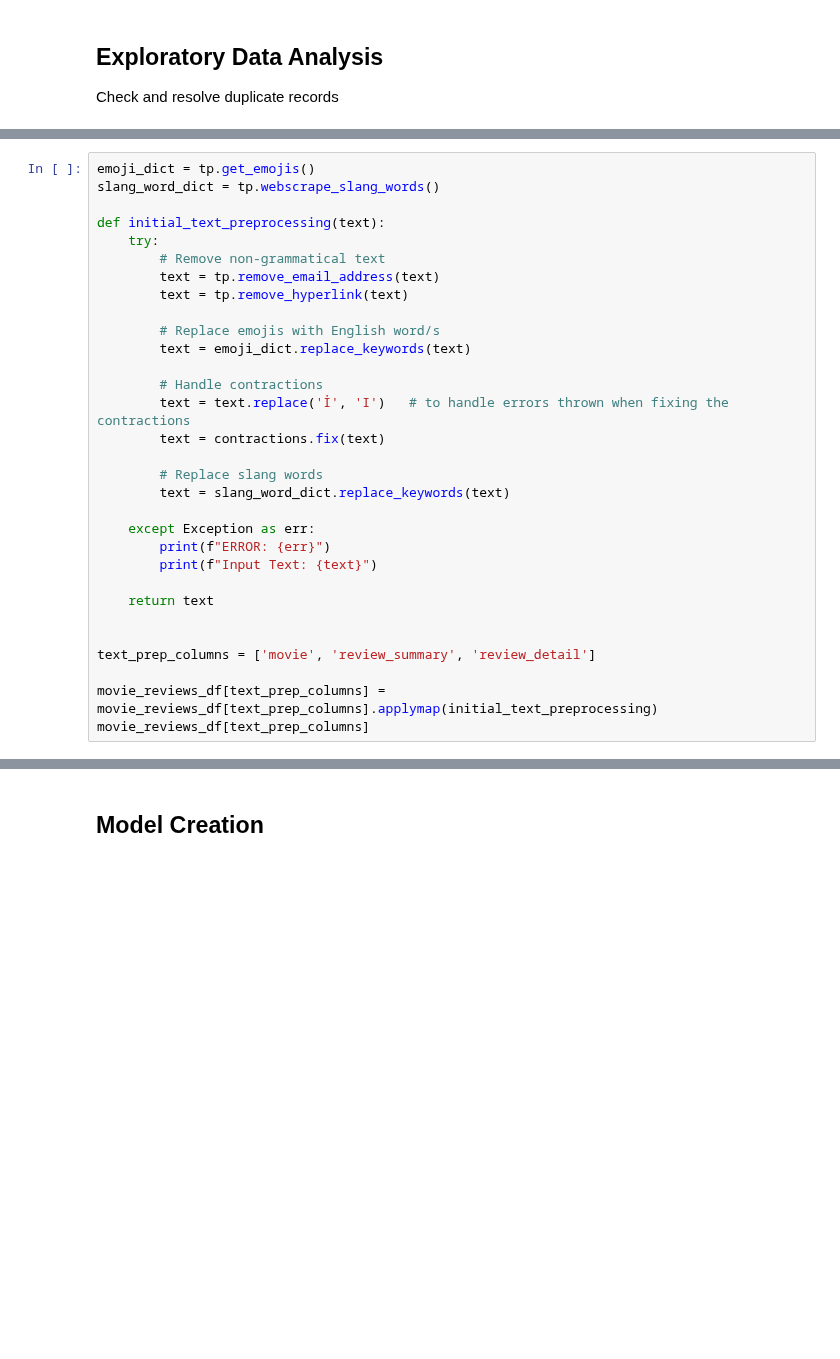
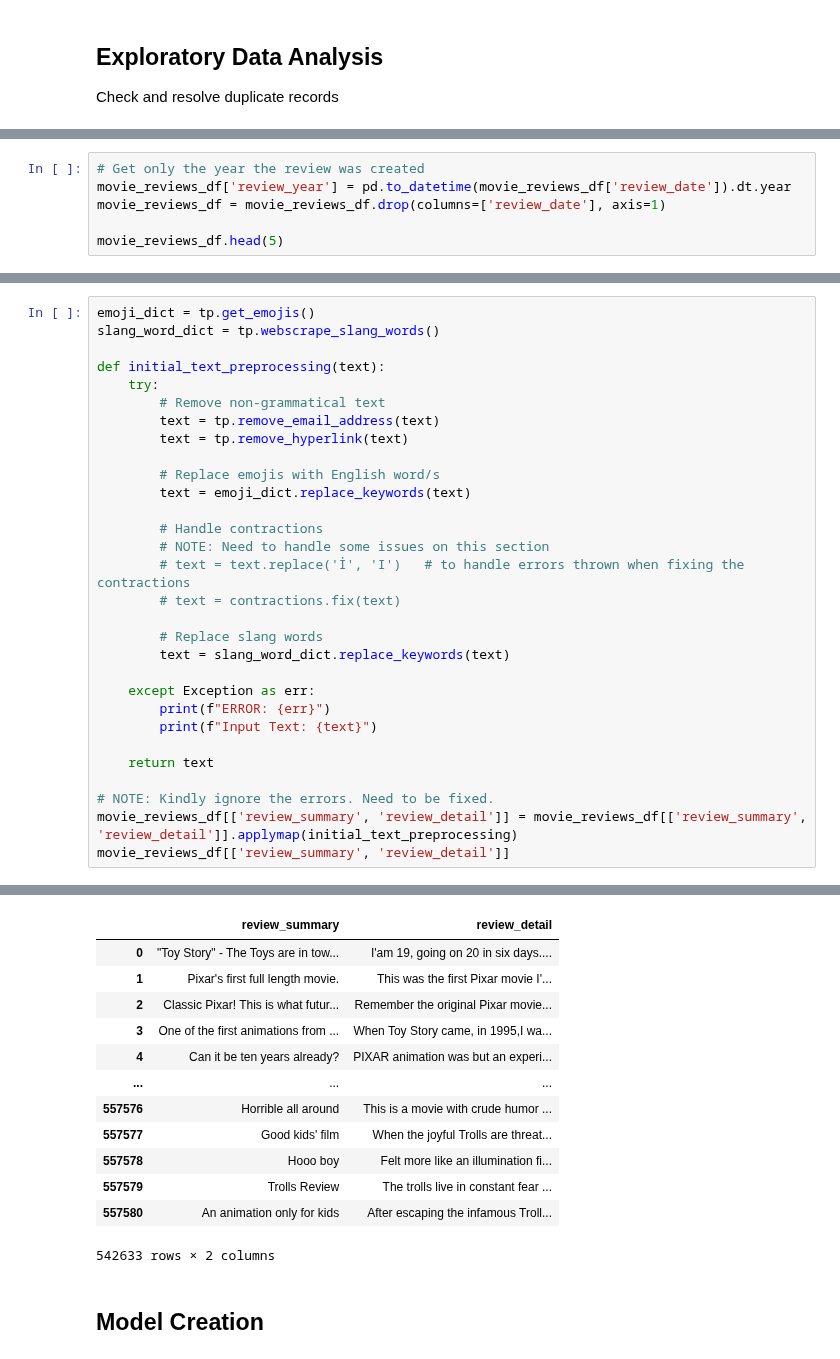
Before and after one commit to abccastro/Movie-Sentiment-Analysis, a Jupyter notebook: Movie Sentiment Analysis.ipynb, the cells around one changed output, grey strips where cells are left out. Cells and saved outputs as stored; diff of their text form; blank space fills up the shorter version.

```diff
--- a/Movie Sentiment Analysis.ipynb
+++ b/Movie Sentiment Analysis.ipynb
@@ -316,0 +329,6 @@ __Data Wrangling:__ Conduct data wrangling on movies metadata to transform and s
+# %%
+# Get only the year the review was created
+movie_reviews_df['review_year'] = pd.to_datetime(movie_reviews_df['review_date']).dt.year
+movie_reviews_df = movie_reviews_df.drop(columns=['review_date'], axis=1)
+
+movie_reviews_df.head(5)
@@ -333,8 +358,9 @@ def initial_text_preprocessing(text):
         text = emoji_dict.replace_keywords(text)
 
         # Handle contractions
-        text = text.replace('İ', 'I')   # to handle errors thrown when fixing the contractions
-        text = contractions.fix(text)
+        # NOTE: Need to handle some issues on this section
+        # text = text.replace('İ', 'I')   # to handle errors thrown when fixing the contractions
+        # text = contractions.fix(text)
 
         # Replace slang words
         text = slang_word_dict.replace_keywords(text)
@@ -345,8 +371,7 @@ def initial_text_preprocessing(text):
 
     return text
 
-
-text_prep_columns = ['movie', 'review_summary', 'review_detail']
-
-movie_reviews_df[text_prep_columns] = movie_reviews_df[text_prep_columns].applymap(initial_text_preprocessing)
-movie_reviews_df[text_prep_columns]
+# NOTE: Kindly ignore the errors. Need to be fixed.
+movie_reviews_df[['review_summary', 'review_detail']] = movie_reviews_df[['review_summary', 'review_detail']].applymap(initial_text_preprocessing)
+movie_reviews_df[['review_summary', 'review_detail']]
+# %% [output]
@@ -353,3 +394,16 @@ movie_reviews_df[text_prep_columns]
+|  | review_summary | review_detail |
+| 0 | "Toy Story" - The Toys are in tow... | I'am 19, going on 20 in six days.... |
+| 1 | Pixar's first full length movie. | This was the first Pixar movie I'... |
+| 2 | Classic Pixar! This is what futur... | Remember the original Pixar movie... |
+| 3 | One of the first animations from ... | When Toy Story came, in 1995,I wa... |
+| 4 | Can it be ten years already? | PIXAR animation was but an experi... |
+| ... | ... | ... |
+| 557576 | Horrible all around | This is a movie with crude humor ... |
+| 557577 | Good kids' film | When the joyful Trolls are threat... |
+| 557578 | Hooo boy | Felt more like an illumination fi... |
+| 557579 | Trolls Review | The trolls live in constant fear ... |
+| 557580 | An animation only for kids | After escaping the infamous Troll... |
+542633 rows × 2 columns
 # %% [markdown]
 ## Model Creation
 # %% [markdown]
```
Also changed, not shown: parts of 30 cells of this notebook, 2 other files.
